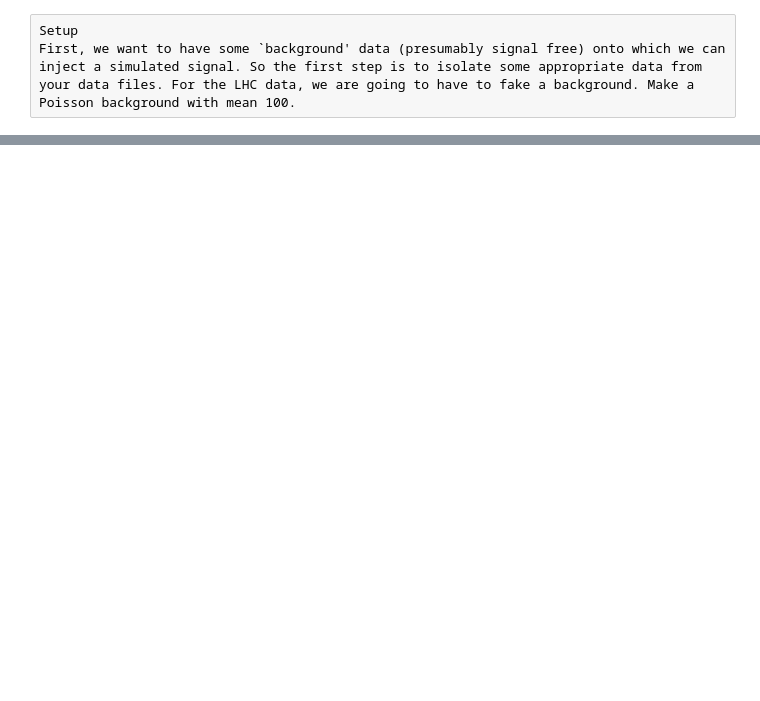
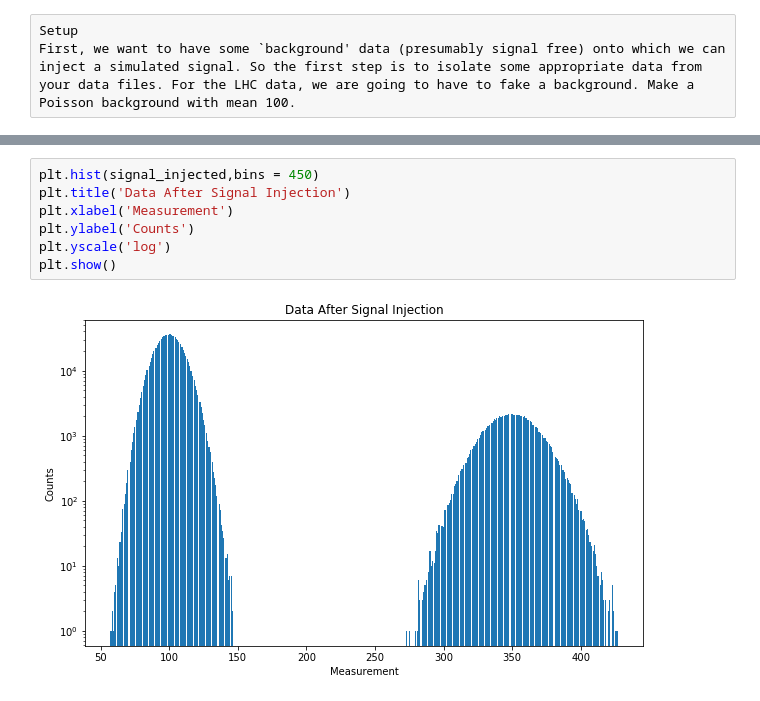
Before and after one commit to noahkim4648/Phys-434-Portfolio, a Jupyter notebook: Lab-6.ipynb, the cells around one changed output, grey strips where cells are left out. Drawn from its saved outputs; the diff is of its cells as text; blank space fills up the shorter version.

```diff
--- a/Lab-6.ipynb
+++ b/Lab-6.ipynb
@@ -66,0 +77,9 @@ print(thresh)
+# %%
+plt.hist(signal_injected,bins = 450)
+plt.title('Data After Signal Injection')
+plt.xlabel('Measurement')
+plt.ylabel('Counts')
+plt.yscale('log')
+plt.show()
+# %% [output]
+[figure, added]
```
Also changed, not shown: parts of 13 cells of this notebook.
